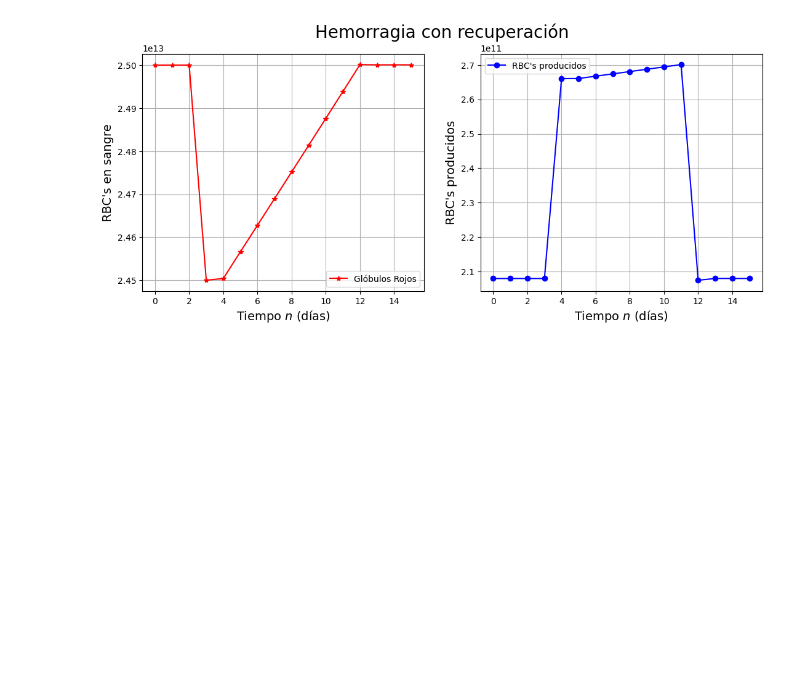
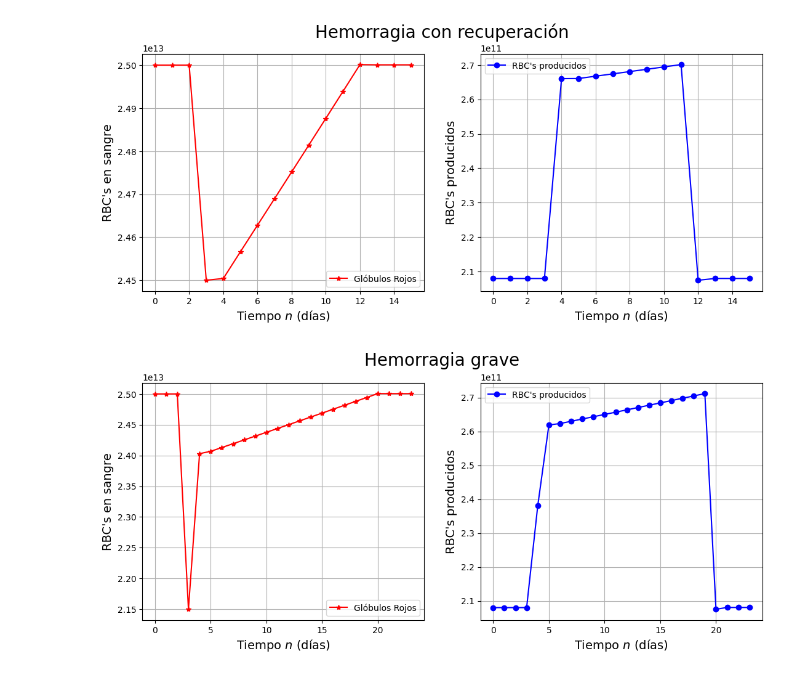
Before and after one commit to MiguelSC01/GraduationProject, a Jupyter notebook: Codigo/Tesis1[20].ipynb, the cells around one changed output. Cells and saved outputs as stored; diff of their text form; code cells hidden in the pictures; blank space fills up the shorter version.

Commit message:
Hemorragia Grave V1

```diff
--- a/Codigo/Tesis1[20].ipynb
+++ b/Codigo/Tesis1[20].ipynb
@@ -374,3 +374,75 @@ ax2.set_ylabel('RBC\'s producidos',fontsize='14')
 ax2.grid()
 # %% [output]
 [figure]
+# %%
+import numpy as np
+import matplotlib.pyplot as plt
+from numpy.linalg import eig
+
+##MODELO HEMORRAGIA GRAVE
+
+##Constantes
+x0 = 25*(10**(12))
+y0 = 208*(10**(9))
+gamma1 = 1
+gamma2 = 1.331
+gamma3 = 1.31
+f = 0.00832
+perdida = 0.14
+recuperacion = 2
+
+
+##Arreglo de días
+N = 23
+n = np.linspace(0,N,N+1) # lista de 0 a N (N+1 elementos)
+
+##Función de cambio
+
+def fun(x,y):
+    gr = (1-f)*x+y
+    cm = gamma1*f*x
+    return [gr,cm]
+
+def fun2(x,y):
+    gr = (1-f)*x+y
+    cm = gamma2*f*x
+    return [gr,cm]
+
+def fun3(x,y):
+    gr = (1-f)*x+y
+    cm = gamma3*f*x
+    return [gr,cm]
+
+x = np.zeros(N+1)
+y = np.zeros(N+1)
+x[0]=x0
+y[0]=y0
+for i in range(1,N+1):
+    res = fun(x[i-1],y[i-1])
+    if i == 4:
+        res = fun2(x[i-1],y[i-1])
+    elif res[0]< x0:
+        res = fun3(x[i-1],y[i-1])
+    y[i] = res[1]
+    if i == 3 :
+        x[i] = res[0]-perdida*x[i-1]
+    elif i == 4:
+        x[i] = res[0]+0.05*recuperacion*x0
+    else:
+        x[i] = res[0]
+
+
+fig, (ax1, ax2) = plt.subplots(1, 2,figsize=(13,5))
+fig.suptitle('Hemorragia grave', fontsize='20')
+ax1.plot(n, x, color='red',marker='*',label='Glóbulos Rojos') # GlobRoj
+ax1.legend()
+ax1.set_xlabel('Tiempo $n$ (días)',fontsize='14')
+ax1.set_ylabel('RBC\'s en sangre',fontsize='14')
+ax1.grid()
+ax2.plot(n, y, color='blue',marker='o',label='RBC\'s producidos') # CMH
+ax2.legend()
+ax2.set_xlabel('Tiempo $n$ (días)',fontsize='14')
+ax2.set_ylabel('RBC\'s producidos',fontsize='14')
+ax2.grid()
+# %% [output]
+[figure, added]
```
Also changed, not shown: parts of 1 cell of this notebook, 7 other files.
